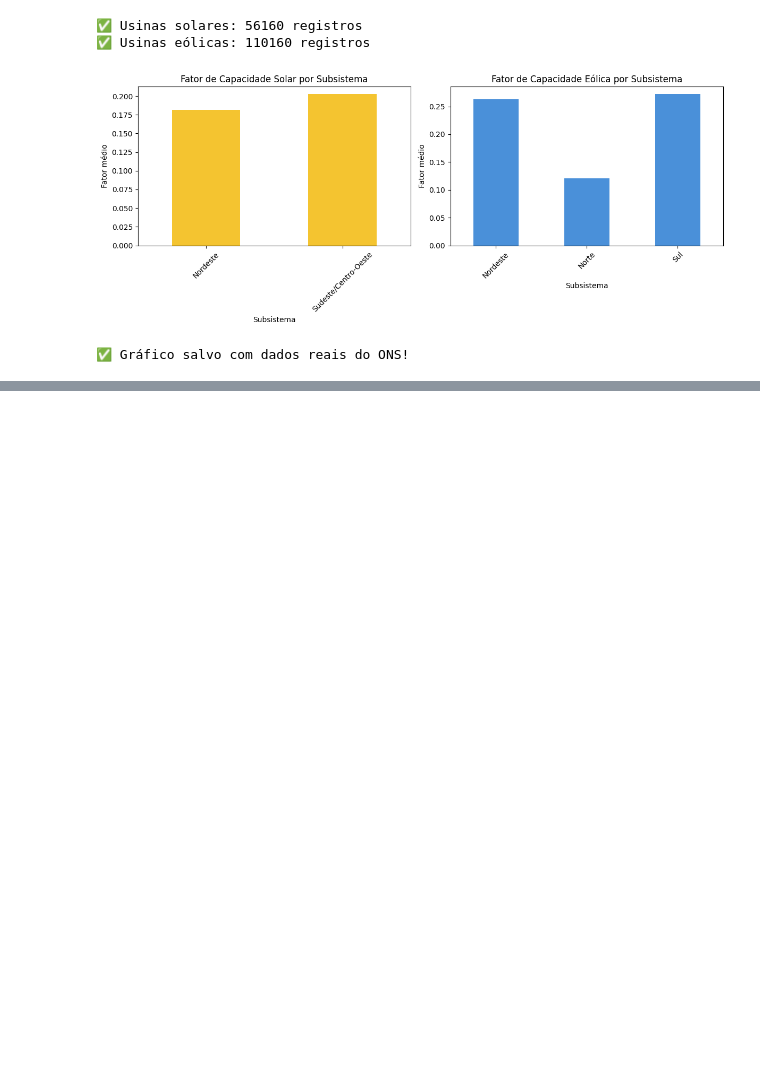
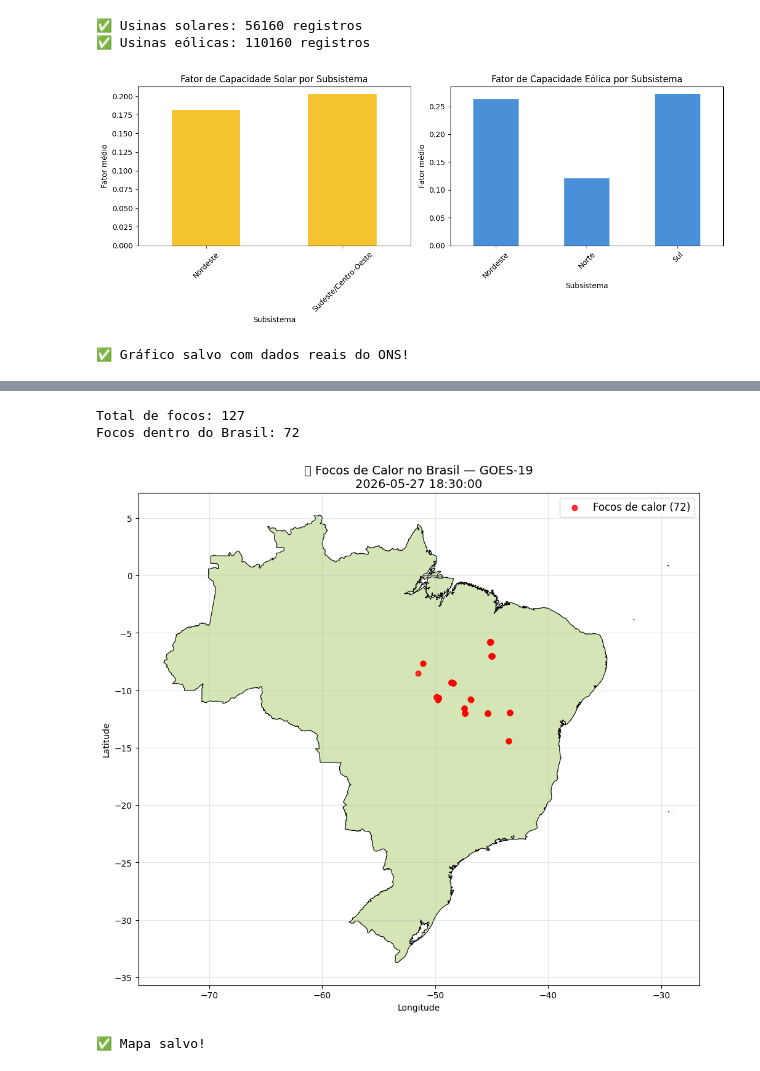
Before and after one commit to CRN27/satenergy, a Jupyter notebook: notebooks/01_coleta_dados.ipynb, the cells around one changed output, grey strips where cells are left out. Drawn from its saved outputs; the diff is of its cells as text; code cells hidden in the pictures; blank space fills up the shorter version.

```diff
--- a/notebooks/01_coleta_dados.ipynb
+++ b/notebooks/01_coleta_dados.ipynb
@@ -180,0 +328,31 @@ print("✅ Gráfico salvo com dados reais do ONS!")
+# %%
+# Filtrando apenas focos dentro do Brasil
+from shapely.ops import unary_union
+
+brasil_shape = unary_union(brasil.geometry)
+gdf_focos["dentro_brasil"] = gdf_focos.geometry.within(brasil_shape)
+df_focos_brasil = gdf_focos[gdf_focos["dentro_brasil"]]
+
+print(f"Total de focos: {len(gdf_focos)}")
+print(f"Focos dentro do Brasil: {len(df_focos_brasil)}")
+
+# Plotando apenas focos do Brasil
+fig, ax = plt.subplots(figsize=(10, 12))
+brasil.plot(ax=ax, color="#d4e6b5", edgecolor="black", linewidth=0.8)
+df_focos_brasil.plot(ax=ax, color="red", markersize=40, alpha=0.8, label=f"Focos de calor ({len(df_focos_brasil)})")
+
+ax.set_title(f"🔥 Focos de Calor no Brasil — GOES-19\n{df_focos['data'].max()}", fontsize=14)
+ax.set_xlabel("Longitude")
+ax.set_ylabel("Latitude")
+ax.legend(fontsize=12)
+ax.grid(True, alpha=0.3)
+
+plt.tight_layout()
+plt.savefig("../data/processed/mapa_focos_calor.png", dpi=150)
+plt.show()
+print("✅ Mapa salvo!")
+# %% [output]
+Total de focos: 127
+Focos dentro do Brasil: 72
+[figure, added]
+✅ Mapa salvo!
```
Also changed, not shown: parts of 5 cells of this notebook, 1 other file.
